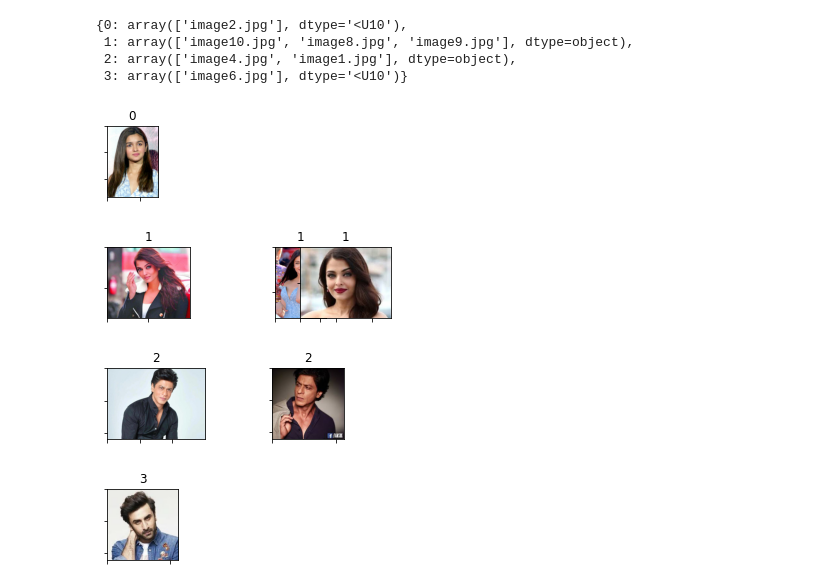
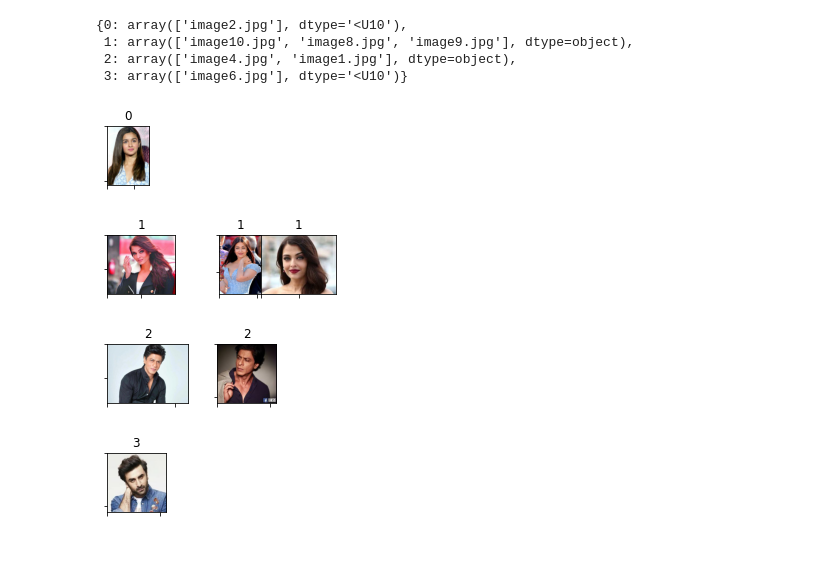
Before and after one commit to mhmohona/MicrosoftML-ProjectShowcasing, a Jupyter notebook: project/gagan/Main.ipynb, the cells around one changed output. Drawn from its saved outputs; the diff is of its cells as text; code cells hidden in the pictures; blank space fills up the shorter version.

Commit message:
fixed bug and updated visualization code

```diff
--- a/project/gagan/Main.ipynb
+++ b/project/gagan/Main.ipynb
@@ -40,9 +43,9 @@ result = obj_model.matched_groups(); result
  2: array(['image4.jpg', 'image1.jpg'], dtype=object),
  3: array(['image6.jpg'], dtype='<U10')}
 # %%
-visualize(result)
+visualize(result, TRAIN_IMAGES_DIR)
 # %% [output]
-[figure, old version]
+[figure, new version]
-[figure, old version]
+[figure, new version]
-[figure, old version]
+[figure, new version]
-[figure, old version]
+[figure, new version]
```
Also changed, not shown: parts of 3 cells of this notebook, 2 other files.
